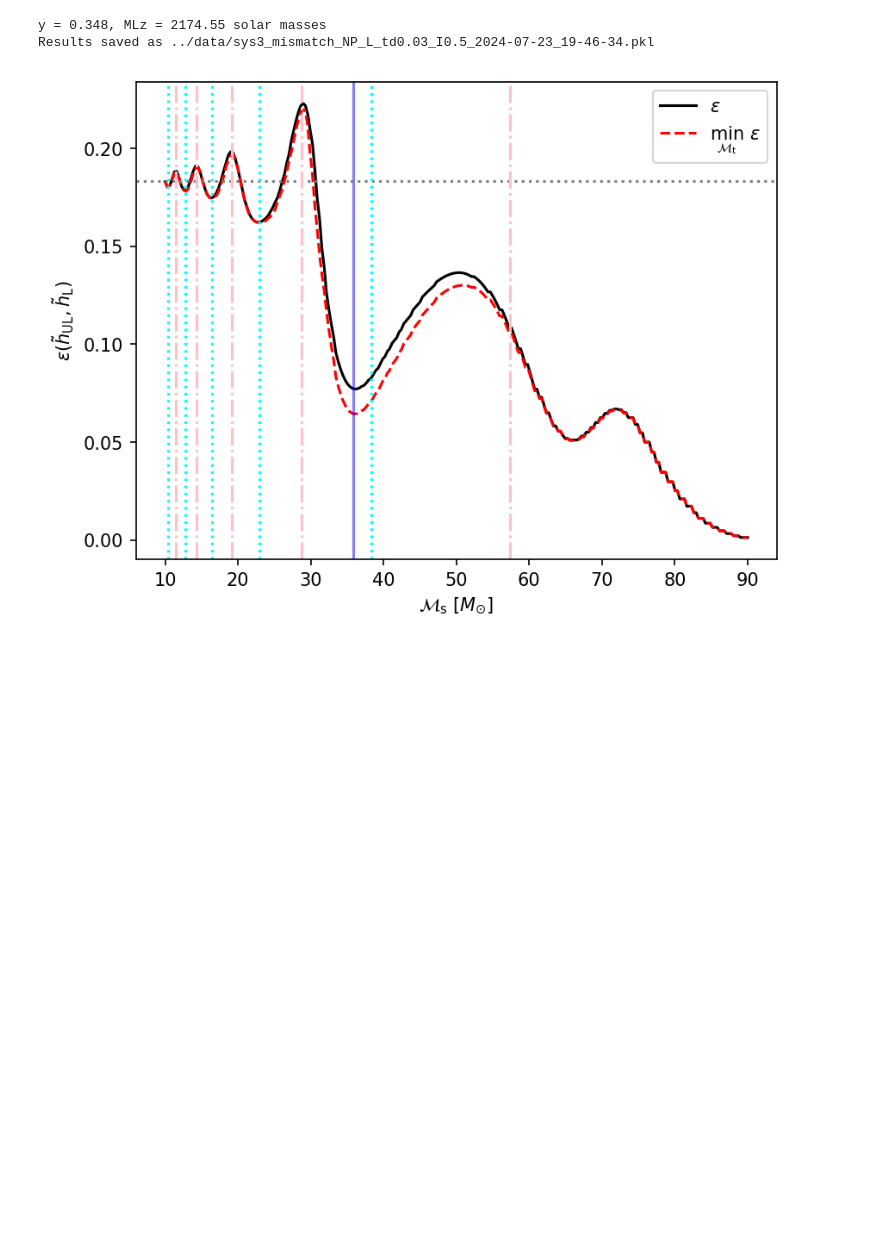
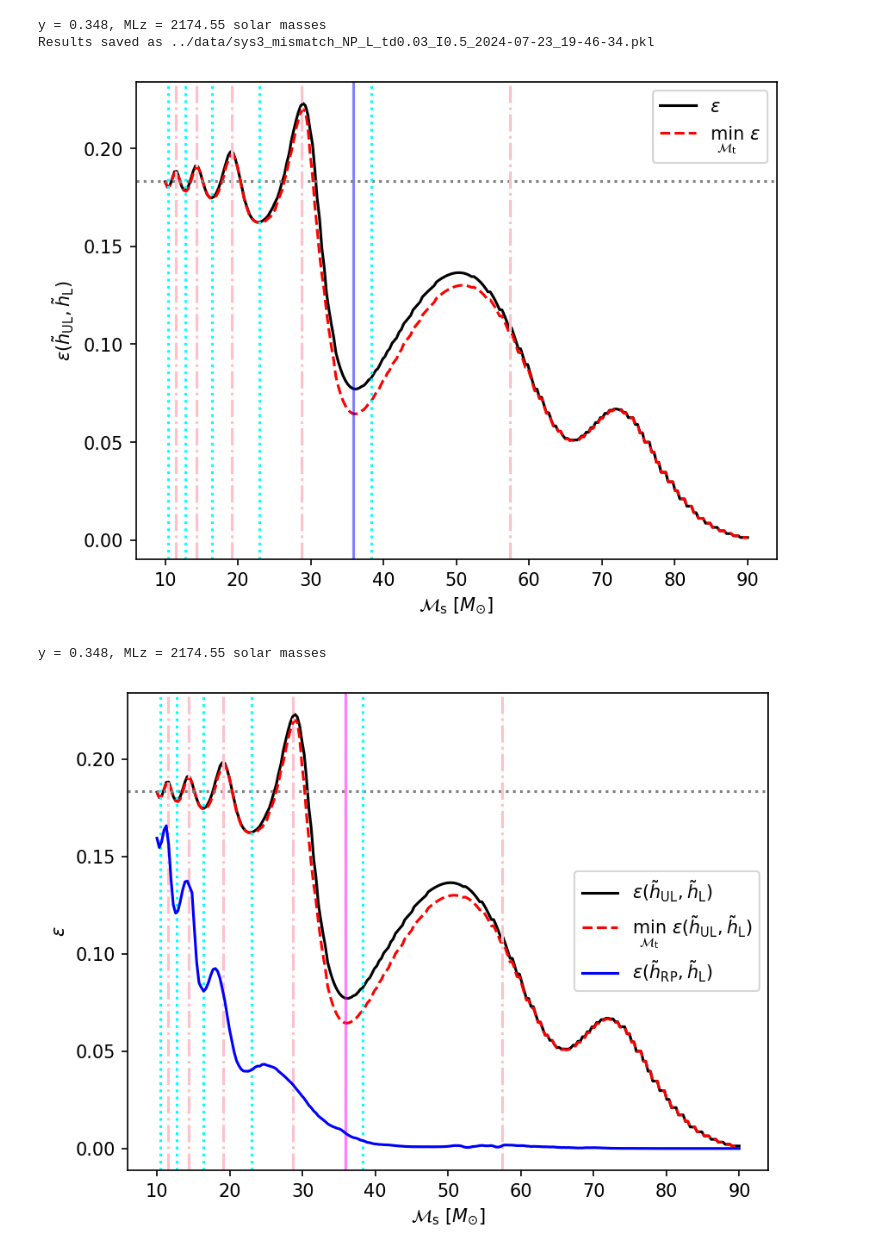
Before and after one commit to fairytien/lensing_and_precession, a Jupyter notebook: notebooks/mismatch_mcz_NP_L-ver3-paper.ipynb, the cells around one changed output. Saved outputs shown, nothing was run; the diff lists cells and outputs as text; code cells hidden in the pictures; blank space fills up the shorter version.

Commit message:
Create `sys3_mismatch_mcz` figure for both NP vs L and RP vs L

```diff
--- a/notebooks/mismatch_mcz_NP_L-ver3-paper.ipynb
+++ b/notebooks/mismatch_mcz_NP_L-ver3-paper.ipynb
@@ -85,13 +91,12 @@ def mismatch_NP_L_plot(t_params, s_params, psd=None):
 # %%
-def predict_epsilon_critical_points(s_params):
+def predict_mismatch_NP_L_mcz_critical_points(s_params):
     eta = s_params["eta"]
     inst = LensingGeo(s_params)
     td = inst.td()
-    I = inst.I()
-    f_min = 20
+    FMIN = 20
 
     # peaks of epsilon
-    n_peak = math.ceil(f_min * td)
+    n_peak = math.ceil(FMIN * td)
     mcz_peak = (eta ** (3 / 5) * td) / (6 ** (3 / 2) * np.pi * n_peak) / solar_mass
     while mcz_peak >= 10:
         if mcz_peak <= 90:
@@ -100,7 +105,7 @@ def predict_epsilon_critical_points(s_params):
         mcz_peak = (eta ** (3 / 5) * td) / (6 ** (3 / 2) * np.pi * n_peak) / solar_mass
 
     # troughs of epsilon
-    n_trough = math.ceil(f_min * td - 1 / 2)
+    n_trough = math.ceil(FMIN * td - 1 / 2)
     mcz_trough = (
         (eta ** (3 / 5) * td) / (6 ** (3 / 2) * np.pi * (n_trough + 1 / 2)) / solar_mass
     )
@@ -150,21 +148,72 @@ print("y = {:.3g}, MLz = {:.6g} solar masses".format(def_y, def_MLz))
 lens_params["y"] = def_y
 lens_params["MLz"] = def_MLz * solar_mass
 
-mcz_arr = np.linspace(10, 90, 250)
-mismatch_NP_L_mcz_results = mismatch_NP_L_plot(NP_params, lens_params)
+mismatch_NP_L_mcz_results = calculate_mismatch_NP_L_mcz(NP_params, lens_params)
 pickle_data(
     mismatch_NP_L_mcz_results,
     "../data",
     "sys3_mismatch_NP_L_td{:.3g}_I{:.2g}".format(def_td, def_I),
 )
 
-predict_epsilon_critical_points(lens_params)
+plot_mismatch_NP_L_mcz(mismatch_NP_L_mcz_results, lens_params)
+predict_mismatch_NP_L_mcz_critical_points(lens_params)
 
 # plt.savefig(
-#     "../figures/sys3_mismatch_mcz_td{:.3g}_I{:.2g}.pdf".format(def_td, def_I),
+#     "../figures/sys3_mismatch_NP_L_mcz_td{:.3g}_I{:.2g}.pdf".format(def_td, def_I),
 #     bbox_inches="tight",
 # )
 # %% [output]
 y = 0.348, MLz = 2174.55 solar masses
 Results saved as ../data/sys3_mismatch_NP_L_td0.03_I0.5_2024-07-23_19-46-34.pkl
 [figure]
+# %%
+# Get sys3_mismatch_NP_L data
+with open(
+    "../data/sys3_mismatch_NP_L_td0.03_I0.5_2024-07-23_19-46-34.pkl", "rb"
+) as file:
+    mismatch_NP_L_mcz_results = pickle.load(file)
+
+mcz_arr = mismatch_NP_L_mcz_results["mcz_arr"]
+
+# Get lens_params
+lens_params, NP_params = set_to_location(
+    loc_params["Taman"]["random"], lens_params_1, NP_params_1
+)
+def_td = 0.03
+def_I = 0.5
+def_y = get_y_from_I(def_I)
+def_MLz = get_MLz_from_td(def_td, def_y)
+print("y = {:.3g}, MLz = {:.6g} solar masses".format(def_y, def_MLz))
+lens_params["y"] = def_y
+lens_params["MLz"] = def_MLz * solar_mass
+
+# Plot NP vs L mismatch over mcz
+plot_mismatch_NP_L_mcz(mismatch_NP_L_mcz_results, lens_params)
+predict_mismatch_NP_L_mcz_critical_points(lens_params)
+
+# Get sys3_contours_mcz data for RP vs L
+with open("../data/sys3_contours_mcz_2024-07-24_01-23-17.pkl", "rb") as file:
+    mismatch_RP_L_mcz_results = pickle.load(file)
+
+ep_RP_L_arr = [
+    np.min(mismatch_RP_L_mcz_results[mcz]["epsilon_matrix"])
+    for mcz in np.round(mcz_arr, 6)
+]
+# Plot RP vs L mismatch over mcz
+plt.plot(
+    mcz_arr,
+    ep_RP_L_arr,
+    label=r"$\epsilon(\~h_{\rm RP}, \~h_{\rm L})$",
+    ls="-",
+    c="blue",
+)
+
+plt.legend()
+
+plt.savefig(
+    "../figures/sys3_mismatch_mcz_td{:.3g}_I{:.2g}.pdf".format(def_td, def_I),
+    bbox_inches="tight",
+)
+# %% [output]
+y = 0.348, MLz = 2174.55 solar masses
+[figure, added]
```
Also changed, not shown: parts of 4 cells of this notebook, 1 other file.
